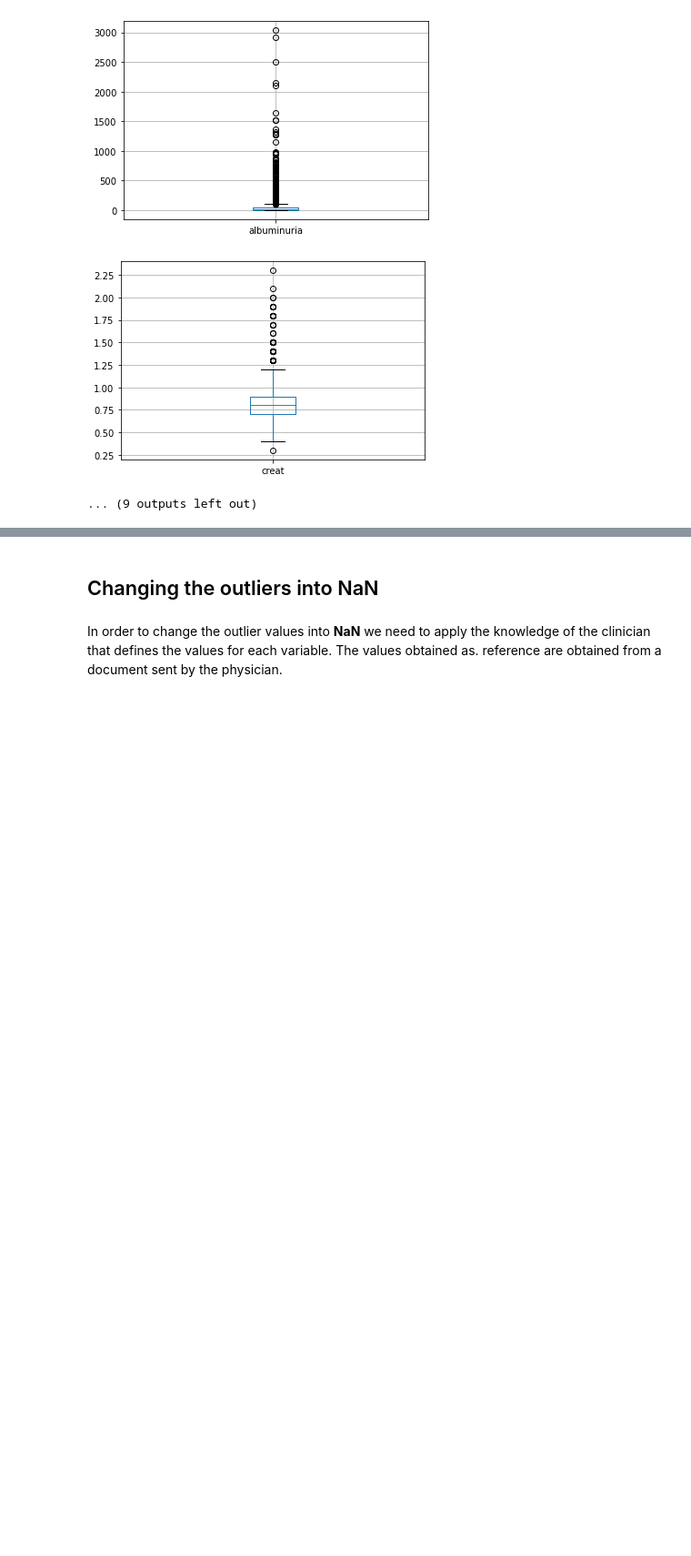
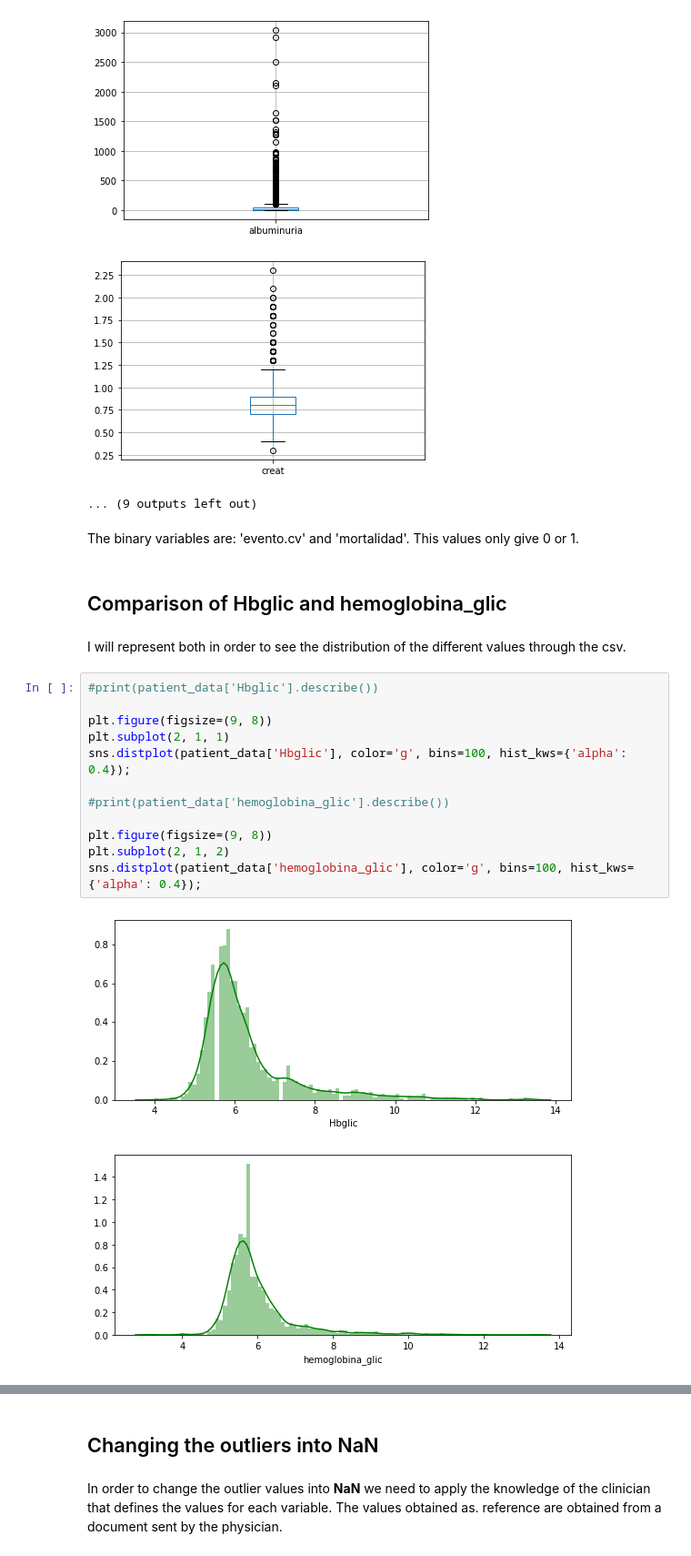
Before and after one commit to Martgalvan/Final-thesis-Project, a Jupyter notebook: Project.ipynb, the cells around one changed output, grey strips where cells are left out. Shown at 91% size. Drawn from its saved outputs; the diff is of its cells as text; blank space fills up the shorter version.

```diff
--- a/Project.ipynb
+++ b/Project.ipynb
@@ -88,3 +88,24 @@ for i in columns:
 [figure]
 [figure]
 ... (9 outputs left out)
+# %% [markdown]
+The binary variables are: 'evento.cv' and 'mortalidad'. This values only give 0 or 1.
+# %% [markdown]
+## Comparison of Hbglic and hemoglobina_glic
+# %% [markdown]
+I will represent both in order to see the distribution of the different values through the csv.
+# %%
+#print(patient_data['Hbglic'].describe())
+
+plt.figure(figsize=(9, 8))
+plt.subplot(2, 1, 1)
+sns.distplot(patient_data['Hbglic'], color='g', bins=100, hist_kws={'alpha': 0.4});
+
+#print(patient_data['hemoglobina_glic'].describe())
+
+plt.figure(figsize=(9, 8))
+plt.subplot(2, 1, 2)
+sns.distplot(patient_data['hemoglobina_glic'], color='g', bins=100, hist_kws={'alpha': 0.4});
+# %% [output]
+[figure, added]
+[figure, added]
```
Also changed, not shown: parts of 12 cells of this notebook.
